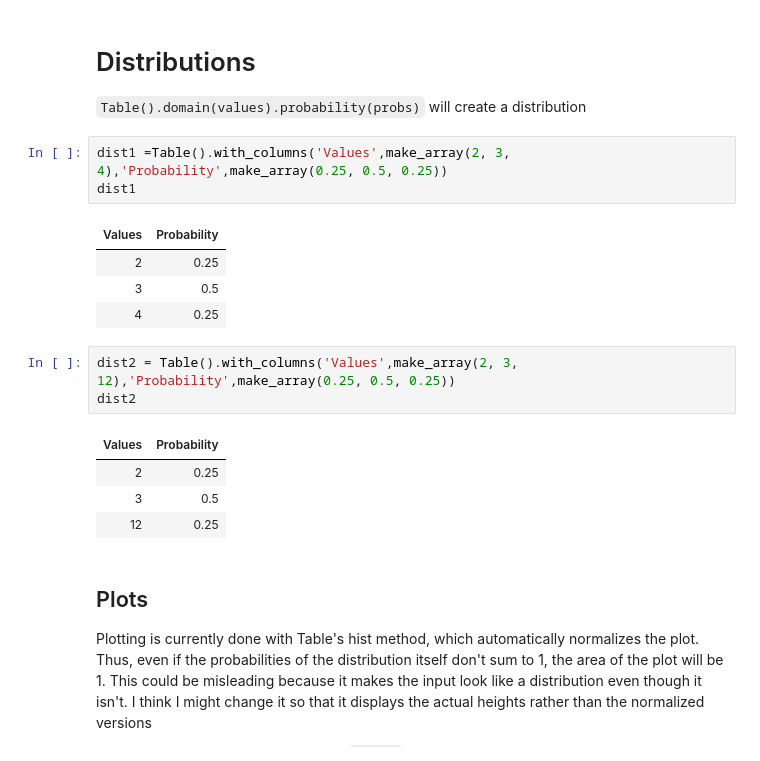
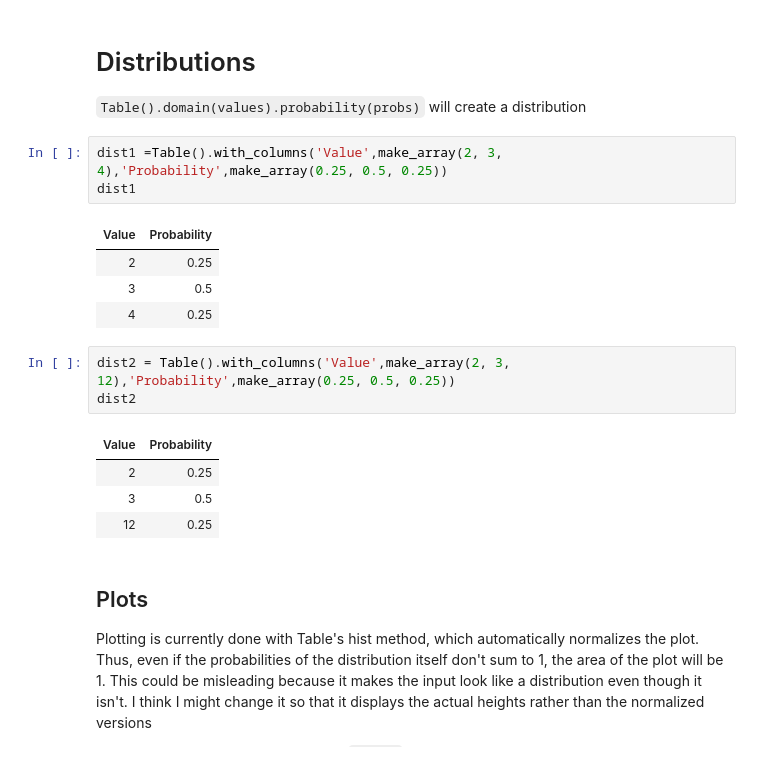
Before and after one commit to prob140/prob140, a Jupyter notebook: Examples.ipynb, the cells around one changed output. Saved outputs shown, nothing was run; the diff lists cells and outputs as text.

```diff
--- a/Examples.ipynb
+++ b/Examples.ipynb
@@ -9,18 +9,18 @@ import numpy as np
 # Distributions
 `Table().domain(values).probability(probs)` will create a distribution
 # %%
-dist1 =Table().with_columns('Values',make_array(2, 3, 4),'Probability',make_array(0.25, 0.5, 0.25))
+dist1 =Table().with_columns('Value',make_array(2, 3, 4),'Probability',make_array(0.25, 0.5, 0.25))
 dist1
 # %% [output]
-| Values | Probability |
+| Value | Probability |
 | 2 | 0.25 |
 | 3 | 0.5 |
 | 4 | 0.25 |
 # %%
-dist2 = Table().with_columns('Values',make_array(2, 3, 12),'Probability',make_array(0.25, 0.5, 0.25))
+dist2 = Table().with_columns('Value',make_array(2, 3, 12),'Probability',make_array(0.25, 0.5, 0.25))
 dist2
 # %% [output]
-| Values | Probability |
+| Value | Probability |
 | 2 | 0.25 |
 | 3 | 0.5 |
 | 12 | 0.25 |
```
Also changed, not shown: parts of 4 cells of this notebook.
